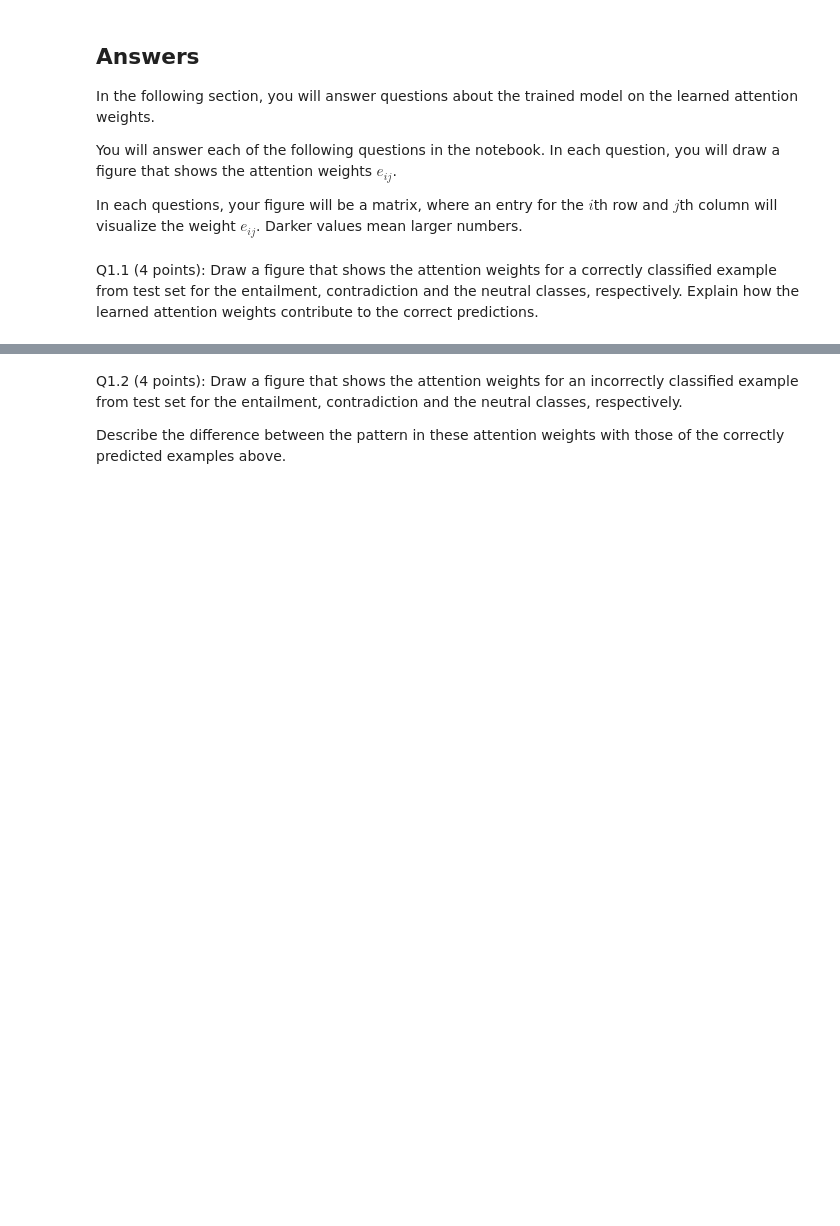
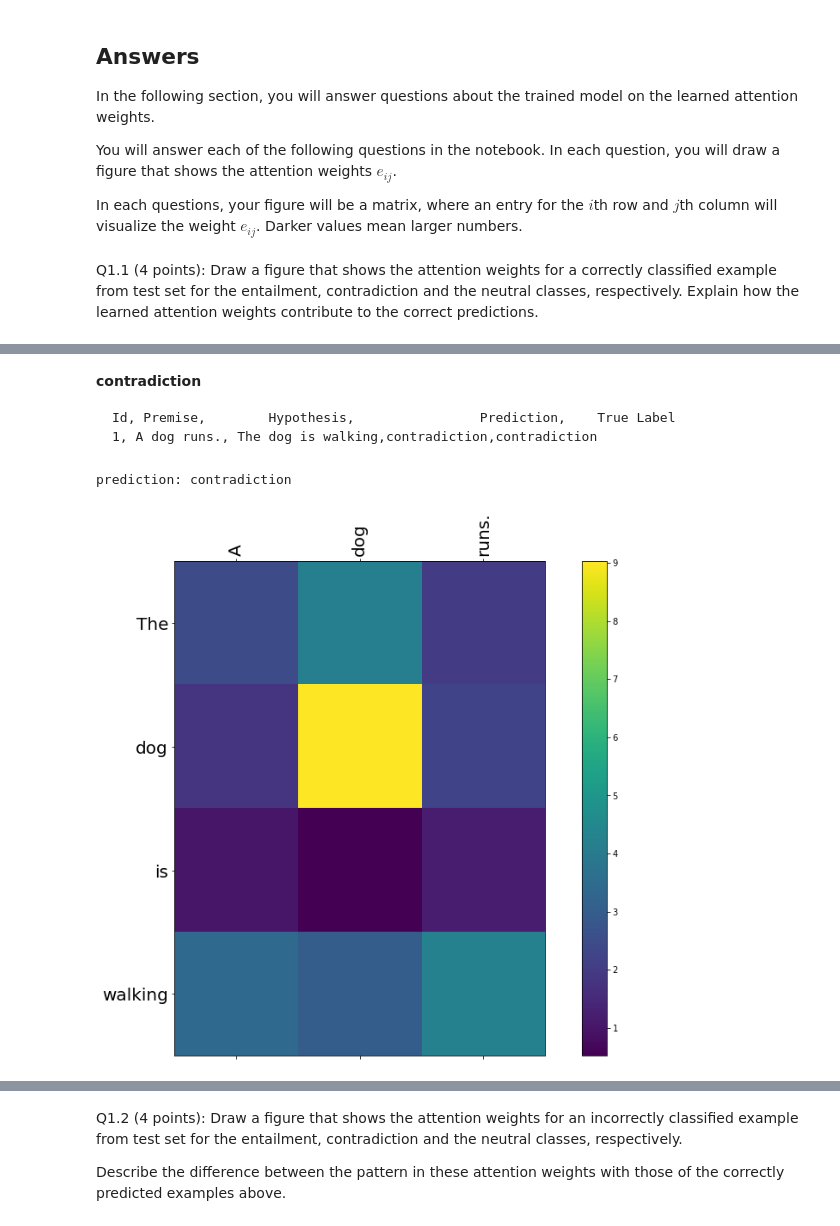
Before and after one commit to MeredithGao/ML-23, a Jupyter notebook: HW4/NLI_Attention.ipynb, the cells around one changed output, grey strips where cells are left out. Cells and saved outputs as stored; diff of their text form; code cells hidden in the pictures; blank space fills up the shorter version.

````diff
--- a/HW4/NLI_Attention.ipynb
+++ b/HW4/NLI_Attention.ipynb
@@ -295,6 +312,31 @@ def test_model(model_ckpt):
 # Get Attention Weights
 
 Load a checkpoint, evaluate on a sample and get the attention weights.
+# %%
+#We add a get_prediction to get the predicted label for our examples
+
+def get_prediction(model_ckpt, premise, hypothesis):
+    # Arguments:
+    #   model_ckpt: the model checkpoint *.pt file
+    #   premise: a Python string
+    #   hypothesis: a Python string
+    # Output:
+    #   prediction
+    with torch.no_grad():
+        result = []
+        predictions = []
+        model = AttentionModel(TEXT=TEXT, LABEL=LABEL, hidden_attn=200, hidden_aligned=200, hidden_final=200, device=torch.device("cuda"))
+        model.load_state_dict(torch.load(model_ckpt))
+        premise = string_to_vocab_ids(premise)
+        hypothesis = string_to_vocab_ids(hypothesis)
+        premise = torch.tensor(premise).reshape((-1,1)).to("cuda")
+        hypothesis = torch.tensor(hypothesis).reshape((-1,1)).to("cuda")
+        probs, _ = model(premise, hypothesis)
+        _, amax = probs.max(dim=1)
+        result += amax.tolist()
+        prediction = [vocab_id_to_string(r, LABEL) for r in result]
+
+    return prediction
 # %%
 def get_attentions(model_ckpt, premise, hypothesis):
     # Arguments:
@@ -383,0 +449,16 @@ TODO:
+# %% [markdown]
+
+**contradiction**
+```
+Id, Premise,        Hypothesis,                Prediction,    True Label
+1, A dog runs., The dog is walking,contradiction,contradiction
+```
+# %%
+premise = "A dog runs."
+hypothesis = "The dog is walking"
+print("prediction:", get_prediction("/content/gdrive/MyDrive/ckpt20.pt", premise, hypothesis)[0])
+scores = get_attentions("/content/gdrive/MyDrive/ckpt20.pt", premise, hypothesis)
+visualize_token2head_scores(scores, premise, hypothesis)
+# %% [output]
+prediction: contradiction
+[figure, added]
````
Also changed, not shown: parts of 40 cells of this notebook.
